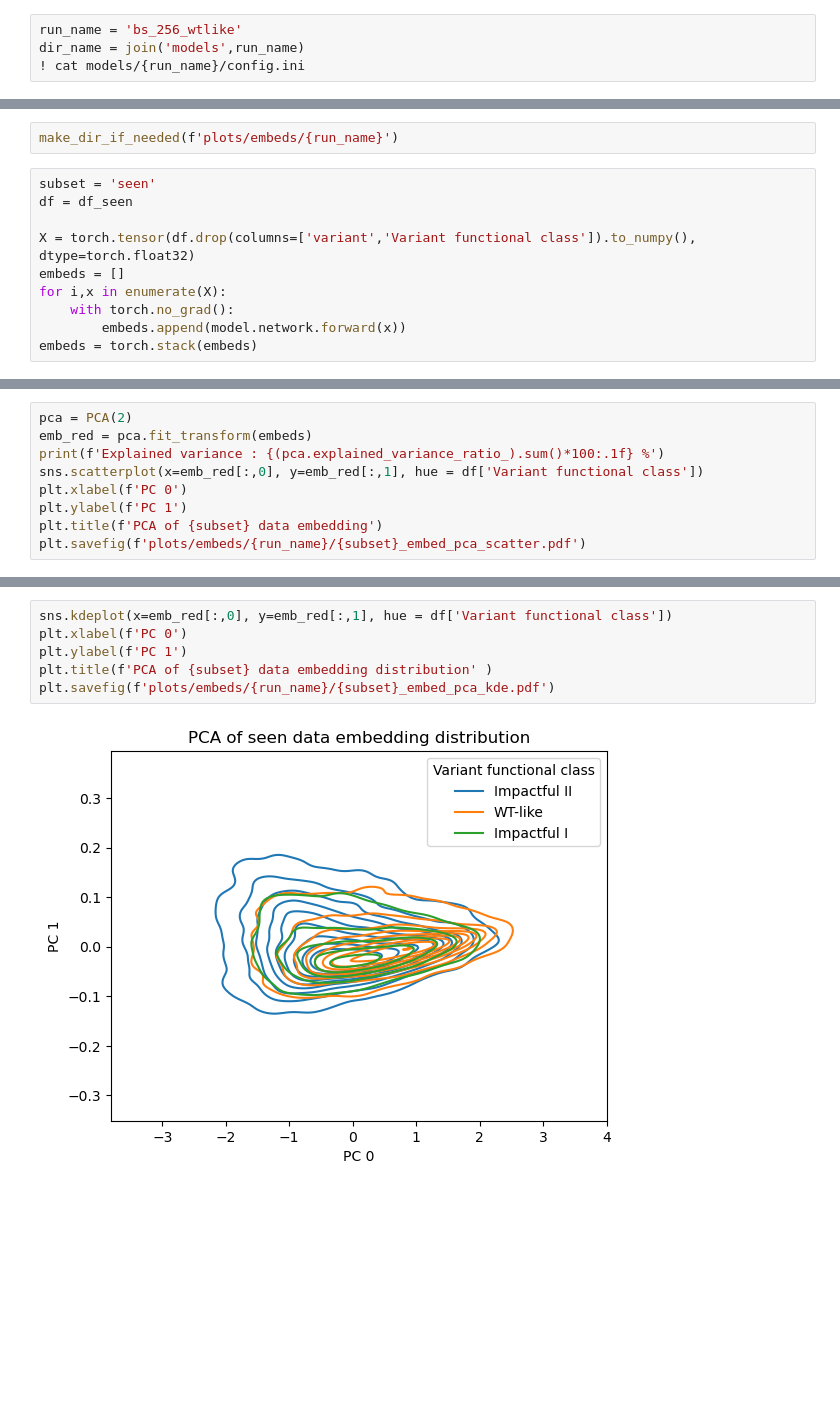
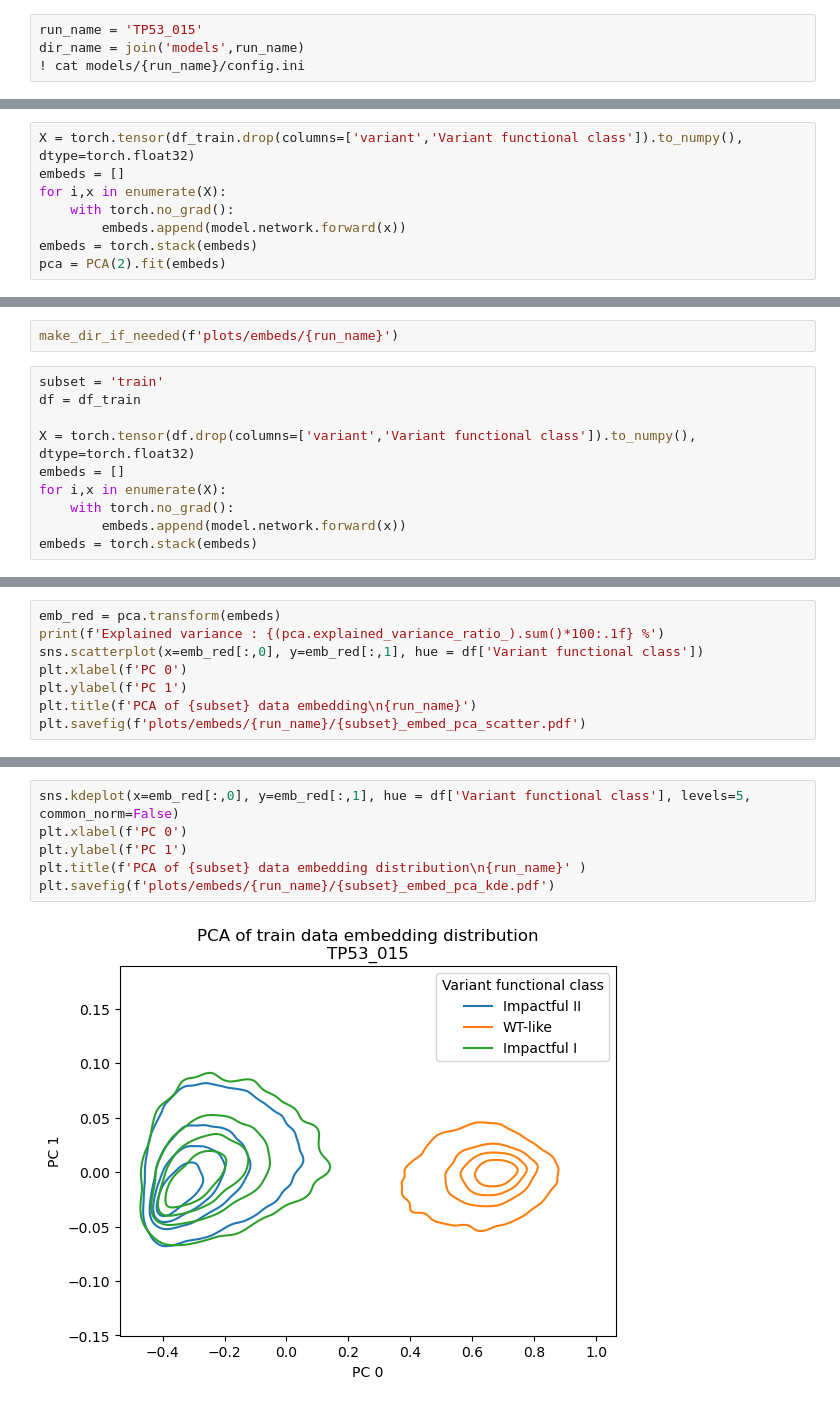
Before and after one commit to Lucas-Gui/sc_contrast, a Jupyter notebook: results.ipynb, the cells around one changed output, grey strips where cells are left out. Cells and saved outputs as stored; diff of their text form; blank space fills up the shorter version.

```diff
--- a/results.ipynb
+++ b/results.ipynb
@@ -42,7 +35,7 @@ counts = load_data(*paths)
 # %% [markdown]
 Run from here to re-split without reloading all data (will be necessary if wtlike is changed however)
 # %%
-run_name = 'bs_256_wtlike'
+run_name = 'TP53_015'
 dir_name = join('models',run_name)
 ! cat models/{run_name}/config.ini
 # %% [output]
@@ -72,10 +84,18 @@ model = torch.load(join(dir_name,'model.pkl'), map_location='cpu')
+# %%
+X = torch.tensor(df_train.drop(columns=['variant','Variant functional class']).to_numpy(), dtype=torch.float32)
+embeds = []
+for i,x in enumerate(X):
+    with torch.no_grad():
+        embeds.append(model.network.forward(x))
+embeds = torch.stack(embeds)
+pca = PCA(2).fit(embeds)
 # %% [markdown]
 # Embedding distribution
 # %%
 make_dir_if_needed(f'plots/embeds/{run_name}')
 # %%
-subset = 'seen'
-df = df_seen
+subset = 'train'
+df = df_train
 
 X = torch.tensor(df.drop(columns=['variant','Variant functional class']).to_numpy(), dtype=torch.float32)
 embeds = []
@@ -103,10 +123,9 @@ plt.savefig(f'plots/embeds/{run_name}/{subset}_embed_{i}_{j}_kde.pdf')
 # %%
-pca = PCA(2)
-emb_red = pca.fit_transform(embeds)
+emb_red = pca.transform(embeds)
 print(f'Explained variance : {(pca.explained_variance_ratio_).sum()*100:.1f} %')
 sns.scatterplot(x=emb_red[:,0], y=emb_red[:,1], hue = df['Variant functional class'])
 plt.xlabel(f'PC 0')
 plt.ylabel(f'PC 1')
-plt.title(f'PCA of {subset} data embedding')
+plt.title(f'PCA of {subset} data embedding\n{run_name}')
 plt.savefig(f'plots/embeds/{run_name}/{subset}_embed_pca_scatter.pdf')
 # %% [output]
@@ -115,8 +134,8 @@ Explained variance : 99.7 %
 # %%
-sns.kdeplot(x=emb_red[:,0], y=emb_red[:,1], hue = df['Variant functional class'])
+sns.kdeplot(x=emb_red[:,0], y=emb_red[:,1], hue = df['Variant functional class'], levels=5, common_norm=False)
 plt.xlabel(f'PC 0')
 plt.ylabel(f'PC 1')
-plt.title(f'PCA of {subset} data embedding distribution' )
+plt.title(f'PCA of {subset} data embedding distribution\n{run_name}' )
 plt.savefig(f'plots/embeds/{run_name}/{subset}_embed_pca_kde.pdf')
 # %% [output]
-[figure, old version]
+[figure, new version]
```
Also changed, not shown: parts of 38 cells of this notebook, 2 other files.
